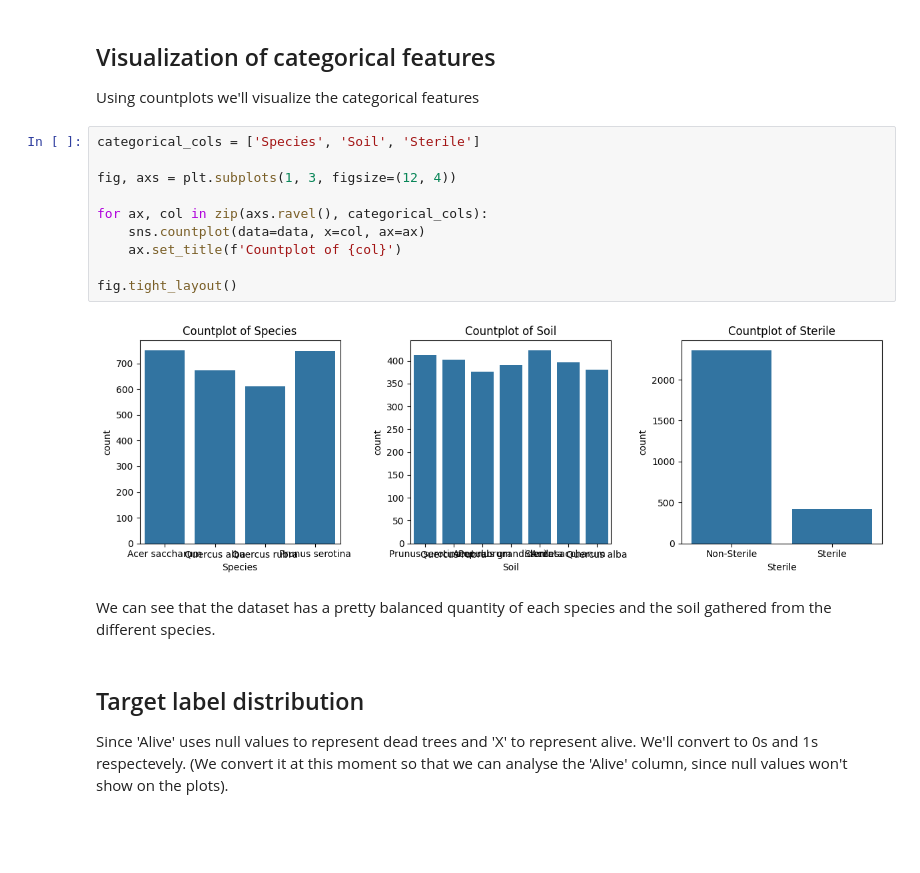
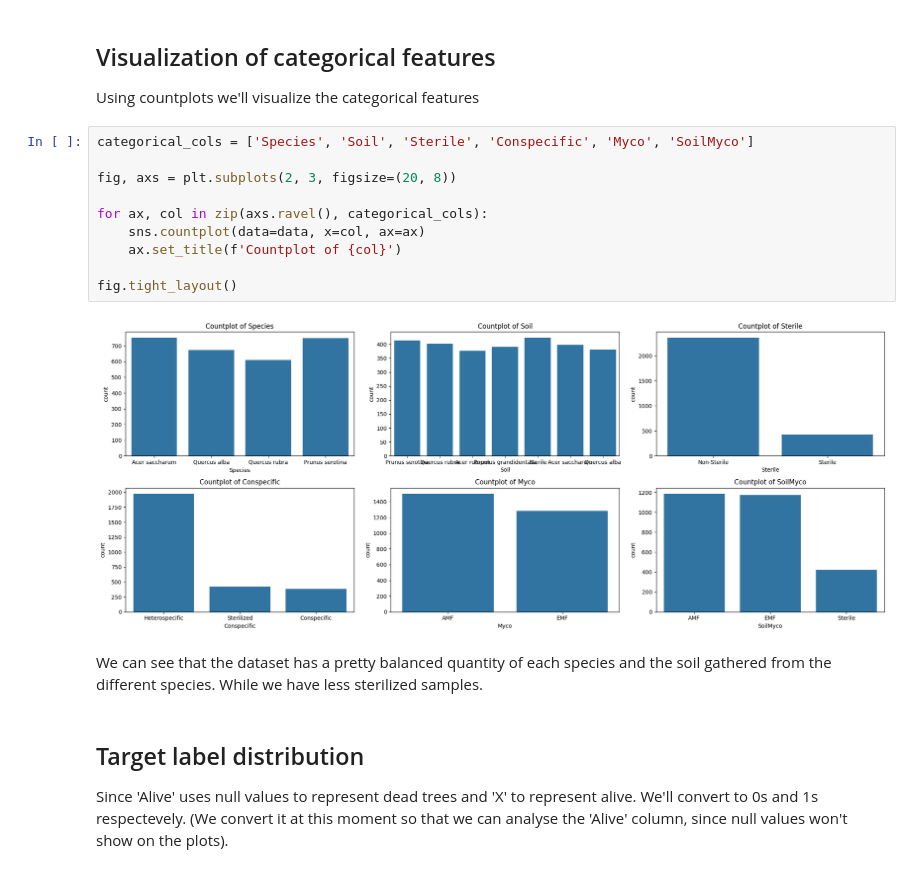
Before and after one commit to andres-go/computer-inteligence, a Jupyter notebook: notebooks/1.pipelines.ipynb, the cells around one changed output. Saved outputs shown, nothing was run; the diff lists cells and outputs as text; blank space fills up the shorter version.

```diff
--- a/notebooks/1.pipelines.ipynb
+++ b/notebooks/1.pipelines.ipynb
@@ -140,19 +142,19 @@ We can scale 'AMF' with power transformation to make it easier on certain models
 
 Using countplots we'll visualize the categorical features
 # %%
-categorical_cols = ['Species', 'Soil', 'Sterile']
+categorical_cols = ['Species', 'Soil', 'Sterile', 'Conspecific', 'Myco', 'SoilMyco']
 
-fig, axs = plt.subplots(1, 3, figsize=(12, 4))
+fig, axs = plt.subplots(2, 3, figsize=(20, 8))
 
 for ax, col in zip(axs.ravel(), categorical_cols):
     sns.countplot(data=data, x=col, ax=ax)
     ax.set_title(f'Countplot of {col}')
 
 fig.tight_layout()
 # %% [output]
-[figure, old version]
+[figure, new version]
 # %% [markdown]
-We can see that the dataset has a pretty balanced quantity of each species and the soil gathered from the different species.
+We can see that the dataset has a pretty balanced quantity of each species and the soil gathered from the different species. While we have less sterilized samples.
 # %% [markdown]
 ## Target label distribution
 Since 'Alive' uses null values to represent dead trees and 'X' to represent alive. We'll convert to 0s and 1s respectevely. (We convert it at this moment so that we can analyse the 'Alive' column, since null values won't show on the plots).
```
Also changed, not shown: parts of 10 cells of this notebook.
